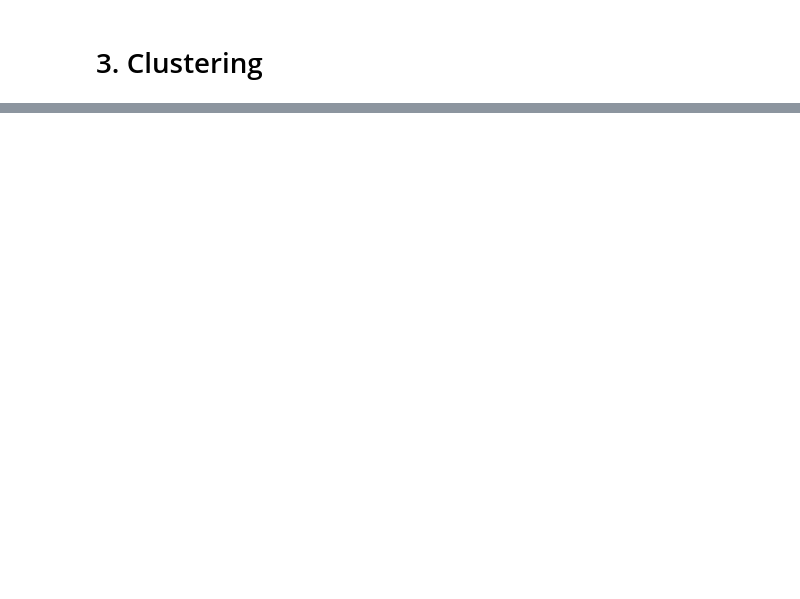
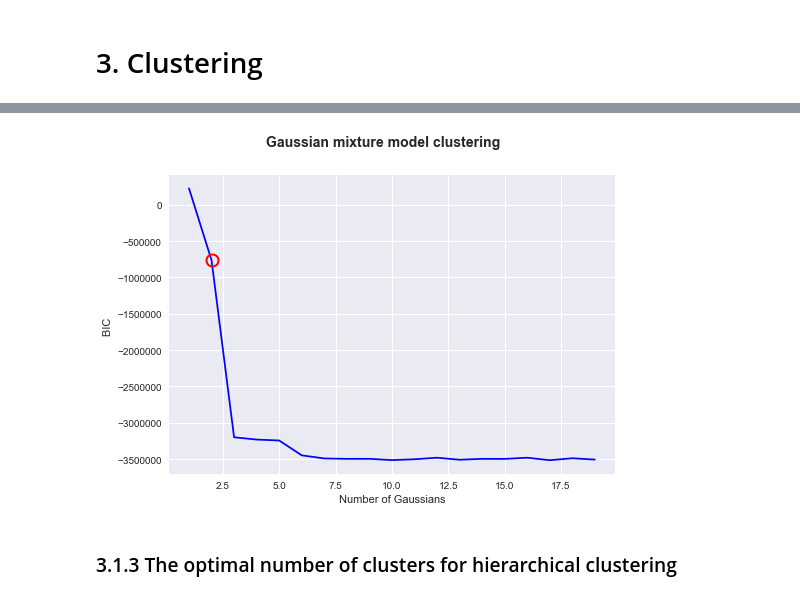
Before and after one commit to WenzheLiu0829/Master-dissertation, a Jupyter notebook: Classifying energy feedback usage patterns.ipynb, the cells around one changed output, grey strips where cells are left out. Cells and saved outputs as stored; diff of their text form; code cells hidden in the pictures; blank space fills up the shorter version.

```diff
--- a/Classifying energy feedback usage patterns.ipynb
+++ b/Classifying energy feedback usage patterns.ipynb
@@ -759,0 +780,41 @@ plot_optimal_kmeans_clusters(clickdata_dataset, 20)
+# %%
+# define the function to find the optimal clusters for Gaussian mixture model
+def plot_optimal_GMM_clusters(dataset, max_clusters):
+    """Plot performance of different number of clusters.
+
+    According to the plot, use 'elbow method' to find the optimal number of clusters.
+
+    Args:
+        dataset: The dataset is used for clustering.
+        max_clusters: The max number of clusters used for searching.
+    Returns:
+        A plot shows the change of performance with the increse of cluster numbers.
+    """
+
+    # find the optimal cluster number k using BIC
+    bic = np.zeros(max_clusters-1)
+    n = range(1,max_clusters)
+    models = []
+    #loop through each number of Gaussians and compute the BIC, and save the model
+    for i,j in enumerate(n):
+        #create mixture model with j components
+        gmm = GaussianMixture(n_components=j)
+        #fit it to the data
+        gmm.fit(dataset)
+        #compute the BIC for this model
+        bic[i] = gmm.bic(dataset)
+        #add the best-fit model with j components to the list of models
+        models.append(gmm)
+
+    plt.plot(n,bic,'-o',markevery=[1],color='b',markersize=12,
+             markeredgewidth=2, markeredgecolor='r', markerfacecolor='None') # Not sure 3
+    plt.xlabel('Number of Gaussians')
+    plt.ylabel('BIC ')
+    plt.suptitle('Gaussian mixture model clustering ', fontweight='bold', fontsize=14)
+    plt.show()
+# %%
+plot_optimal_GMM_clusters(clickdata_dataset, max_clusters=20)
+# %% [output]
+[figure, added]
+# %% [markdown]
+### 3.1.3 The optimal number of clusters for hierarchical clustering
```
Also changed, not shown: parts of 139 cells of this notebook.
